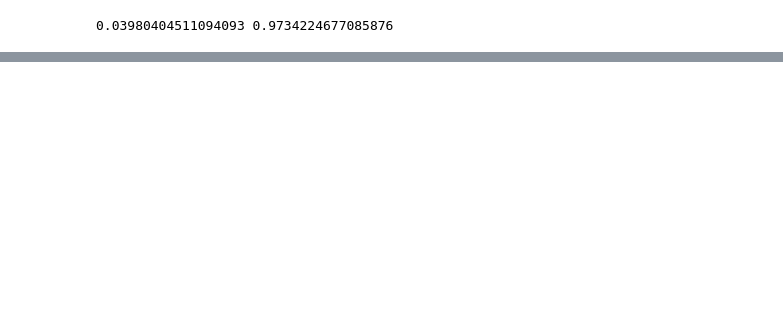
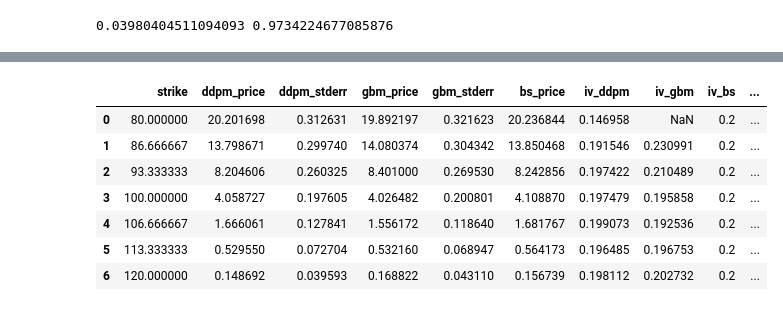
Before and after one commit to nilay47/ddpm_option_pricing, a Jupyter notebook: notebooks/01_ddpm_experiments.ipynb, the cells around one changed output, grey strips where cells are left out. Saved outputs shown, nothing was run; the diff lists cells and outputs as text; code cells hidden in the pictures; blank space fills up the shorter version.

```diff
--- a/notebooks/01_train_ddpm.ipynb
+++ b/notebooks/01_ddpm_experiments.ipynb
@@ -126,0 +354,8 @@ print(result)
+# %%
+mu_big = 0.15
+r_small = 0.01
+H_steps_long = 63
+T_total_long = H_steps_long * dt
+
+n_paths_long = 1_000
+strikes = np.linspace(0.8 * S0, 1.2 * S0, 7)
@@ -126,0 +396,23 @@ print(result)
+# %%
+df_ablation_big = ddpm_multistrike_ablation_shift(
+    model=model,
+    S0=S0,
+    strikes=strikes,
+    r=r_small,
+    sigma=sigma,
+    mu=mu_big,
+    H_steps=H_steps_long,
+    n_paths=n_paths_long,
+    alphas=alphas,
+    alphas_bar=alphas_bar,
+    betas=betas,
+    m_hat_P=m_hat_P,
+    s_hat_P=s_hat_P,
+    dt=dt,
+    device=device,
+    option_type="call",
+    use_ddim=False,
+    n_ddim_steps=250,
+)
+
+df_ablation_big
@@ -126,0 +428,12 @@ print(result)
+# %%
+df = pd.merge(df_iv_big, df_ablation_big, on = 'strike')
+df
+# %% [output]
+|  | strike | ddpm_price | ddpm_stderr | gbm_price | gbm_stderr | bs_price | iv_ddpm | iv_gbm | iv_bs | ... |
+| 0 | 80.000000 | 20.201698 | 0.312631 | 19.892197 | 0.321623 | 20.236844 | 0.146958 | NaN | 0.2 | ... |
+| 1 | 86.666667 | 13.798671 | 0.299740 | 14.080374 | 0.304342 | 13.850468 | 0.191546 | 0.230991 | 0.2 | ... |
+| 2 | 93.333333 | 8.204606 | 0.260325 | 8.401000 | 0.269530 | 8.242856 | 0.197422 | 0.210489 | 0.2 | ... |
+| 3 | 100.000000 | 4.058727 | 0.197605 | 4.026482 | 0.200801 | 4.108870 | 0.197479 | 0.195858 | 0.2 | ... |
+| 4 | 106.666667 | 1.666061 | 0.127841 | 1.556172 | 0.118640 | 1.681767 | 0.199073 | 0.192536 | 0.2 | ... |
+| 5 | 113.333333 | 0.529550 | 0.072704 | 0.532160 | 0.068947 | 0.564173 | 0.196485 | 0.196753 | 0.2 | ... |
+| 6 | 120.000000 | 0.148692 | 0.039593 | 0.168822 | 0.043110 | 0.156739 | 0.198112 | 0.202732 | 0.2 | ... |
```
Also changed, not shown: parts of 13 cells of this notebook, 1 other file.
